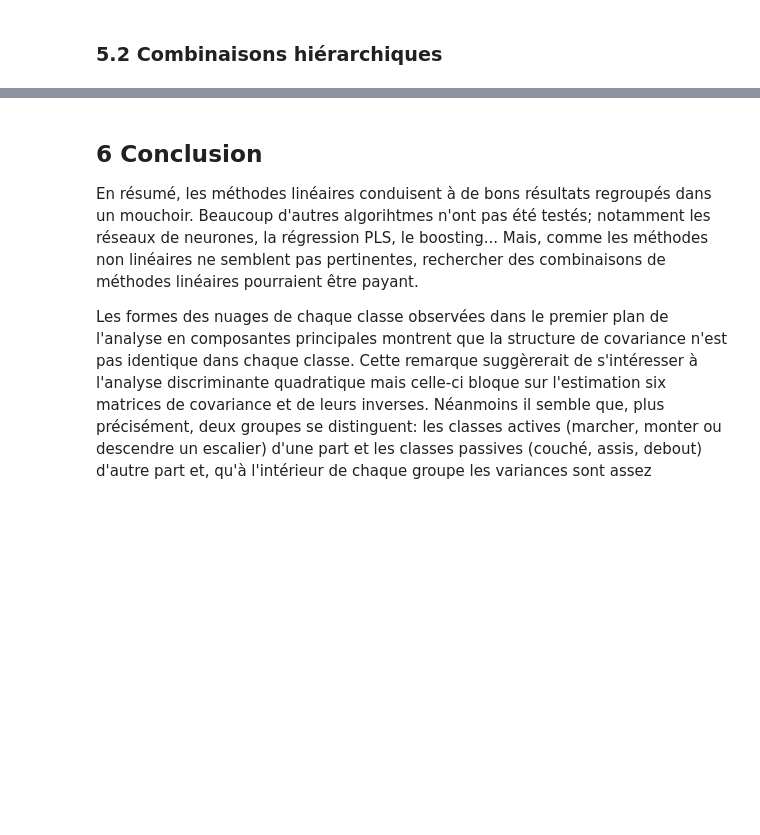
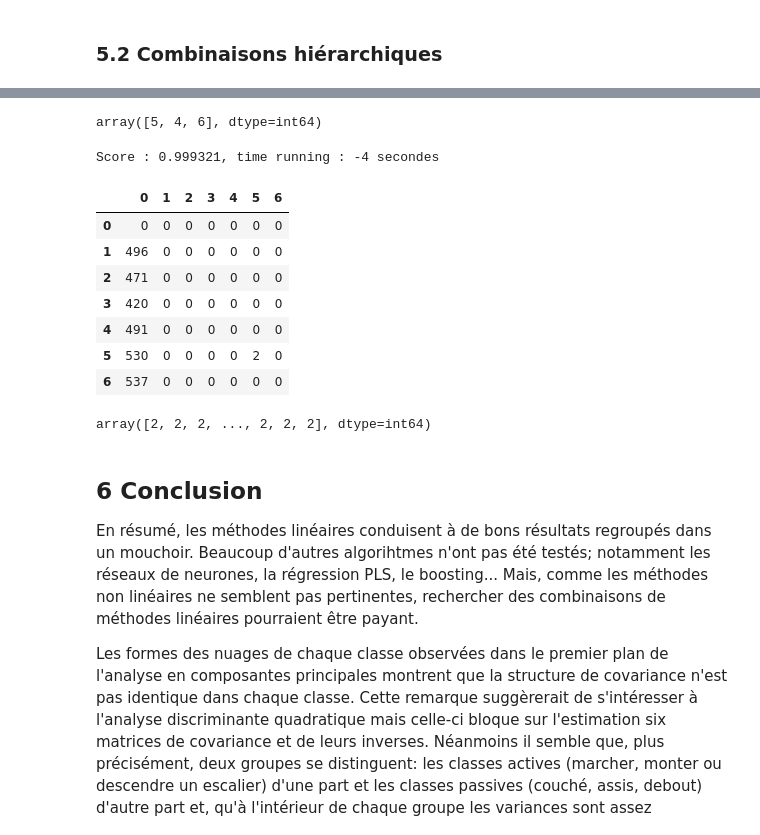
Before and after one commit to CangelosiQ/HAR, a Jupyter notebook: CalepinHAR_Cangelosi_Stratan.ipynb, the cells around one changed output, grey strips where cells are left out. Drawn from its saved outputs; the diff is of its cells as text; code cells hidden in the pictures; blank space fills up the shorter version.

```diff
--- a/CalepinHAR_Cangelosi_Stratan.ipynb
+++ b/CalepinHAR_Cangelosi_Stratan.ipynb
@@ -708,0 +803,23 @@ Score : 0.964031, time running : 34 secondes
+# %%
+## actif
+indices_actif=list(np.where( ytrain>3 )[0])
+#print(type(list(indices_actif)))
+Y_actif_train=ytrain[indices_actif]
+X_actif_train=Xtrain.iloc[indices_actif,:]
+indices_actif_test=list(np.where( ytest>3 )[0])
+Y_actif_test=ytest[indices_actif_test]
+X_actif_test=Xtest.iloc[indices_actif_test,:]
+#X_actif_train.shape,Y_actif_train.shape
+# %%
+ts = time.time()
+Modele_Actif = LogisticRegression(penalty='l1',
+                            C=3.5,
+                            class_weight=None,
+                            solver='liblinear', #‘newton-cg’, ‘lbfgs’, ‘liblinear’, ‘sag’, ‘saga’
+                            max_iter=200,
+                            multi_class='ovr')
+Modele_Actif.fit(X_actif_train,Y_actif_train)
+score_train = Modele_Actif.score(X_actif_train, Y_actif_train)
+score = Modele_Actif.score(X_actif_test, Y_actif_test)
+ypred = Modele_Actif.predict(X_actif_test)
+te = time.time()
@@ -709,3 +862,41 @@ Score : 0.964031, time running : 34 secondes
+# %%
+Y_actif_test.unique()
+# %% [output]
+array([5, 4, 6], dtype=int64)
+# %%
+ts = time.time()
+ypred = Modele_Situation.predict(Xtest)
+
+ind_passif=np.int64(ypred==0)
+ind_actif=np.int64(ypred==1)
+X_passif_test=Xtest.iloc[ind_passif,:]
+X_actif_test=Xtest.iloc[ind_actif,:]
+
+y_pred_passif = Modele_Passif.predict(X_passif_test)
+y_pred_actif = Modele_Actif.predict(X_actif_test)
+
+Y_PRED=ytest*0
+Y_PRED[ind_passif]=y_pred_passif
+Y_PRED[ind_actif]=y_pred_actif
+
+score=accuracy_score(Y_PRED,ytest)
+print("Score : %f, time running : %d secondes" %(1-score, te-ts))
+pd.DataFrame(confusion_matrix(ytest, Y_PRED))
+# %% [output]
+Score : 0.999321, time running : -4 secondes
+|  | 0 | 1 | 2 | 3 | 4 | 5 | 6 |
+| 0 | 0 | 0 | 0 | 0 | 0 | 0 | 0 |
+| 1 | 496 | 0 | 0 | 0 | 0 | 0 | 0 |
+| 2 | 471 | 0 | 0 | 0 | 0 | 0 | 0 |
+| 3 | 420 | 0 | 0 | 0 | 0 | 0 | 0 |
+| 4 | 491 | 0 | 0 | 0 | 0 | 0 | 0 |
+| 5 | 530 | 0 | 0 | 0 | 0 | 2 | 0 |
+| 6 | 537 | 0 | 0 | 0 | 0 | 0 | 0 |
+# %%
+y_pred_actif[y_pred_actif!=5]
+y_pred_passif
+# %% [output]
+array([2, 2, 2, ..., 2, 2, 2], dtype=int64)
 # %% [markdown]
 ## 6 Conclusion
 
```
Also changed, not shown: parts of 37 cells of this notebook, 1 other file.
